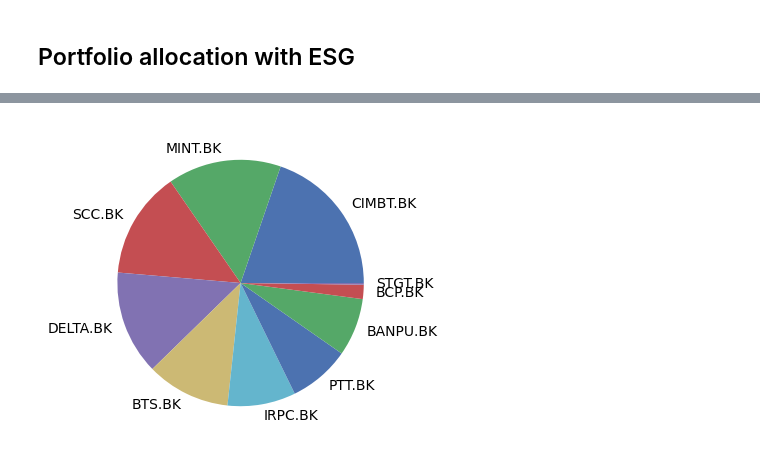
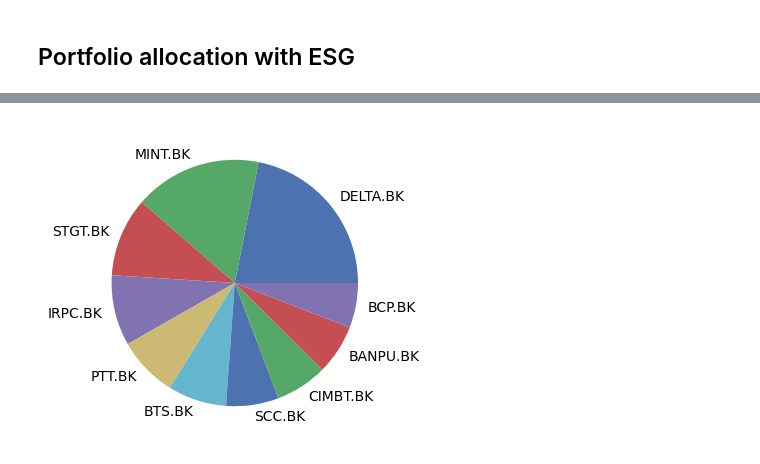
Before and after one commit to 9Ten/esg-ez-invest, a Jupyter notebook: blm_with_refinitiv_esg_score.ipynb, the cells around one changed output, grey strips where cells are left out. Drawn from its saved outputs; the diff is of its cells as text; code cells hidden in the pictures.

Commit message:
Revised new version code of core system

```diff
--- a/blm_with_refinitiv_esg_score.ipynb
+++ b/blm_with_refinitiv_esg_score.ipynb
@@ -207,0 +510,9 @@ Beta (5Y Monthly)
+# %%
+# Constructing input
+input_stock = [s + '.BK' for s in selected_stock_list]
+
+_financial_info = financial_info_df[financial_info_df['Symbol'].isin(input_stock)]
+prices = all_prices[input_stock]
+mcaps = _financial_info.set_index('Symbol')['Marketcap'].to_dict()
+betas = _financial_info['Beta (5Y Monthly)']
+payouts = _financial_info['Payout Ratio 4']
@@ -263,16 +610,19 @@ def spice_model_mapper(esg_score: float, beta: float) -> float:
   return adjust_beta
 # %%
 selected_column_list = ['Symbol', 'Refinitiv ESG']
-spice_model_df = esg_score_df.sort_values(by='Refinitiv ESG', ascending=False)[selected_column_list].head(10).reset_index(drop=True)
+# spice_model_df = esg_score_df.sort_values(by='Refinitiv ESG', ascending=False)[selected_column_list].head(10).reset_index(drop=True)
+spice_model_df = esg_score_df[esg_score_df['Symbol'].isin(selected_stock_list)][['Symbol', 'Refinitiv ESG']].reset_index(drop=True)
 spice_model_df['Symbol'] = spice_model_df['Symbol'].apply(lambda row: row+'.BK')
-spice_model_df['Beta'] = pd.Series(betas).to_list()
+# spice_model_df['Beta'] = pd.Series(betas).to_list()
+spice_model_df['Beta'] = betas.to_list()  # Revised version
 spice_model_df['Adjusted Beta'] = spice_model_df.apply(lambda row: spice_model_mapper(row['Refinitiv ESG'], row['Beta']), axis=1)
 
 # SET Performance
 market_price_1 = market_prices.head(1)[0]   # 2022-10-26
 market_price_2 = market_prices.tail(1)[0]   # 2023-10-26
 market_performance = (market_price_2 - market_price_1)/market_price_1
-spice_model_df['Market Return 1YR'] = market_performance
+spice_model_df['Market Return 1YR'] = market_performance # P.Job request
+# Test Convert market_risk_premium=-14%
 
 # Construct views (base version)
 spice_model_df['New Expected Return'] = spice_model_df['Adjusted Beta'] * spice_model_df['Market Return 1YR']
@@ -281,16 +631,15 @@ spice_model_df['New Expected Return'] = spice_model_df['Adjusted Beta'] * spice_
 # Construct views (new version)
 # expected_return = risk_free_rate + (beta * market_risk_premium)
 risk_free_rate = 0.012
-market_risk_premium = 0.08-risk_free_rate
+# market_risk_premium = 0.08-risk_free_rate
+market_risk_premium = market_performance-risk_free_rate
 
-# Implied PER (Payout Ratio)/(Ke-g)
-spice_model_df['payoutRatio'] = pd.Series(payouts).to_list()
-
-# market_return = (market_prices / market_prices.shift(1)).dropna()
-# market_risk_premium = market_return.mean() - risk_free_rate
-# spice_model_df['Base Expected Return'] = risk_free_rate + (spice_model_df['Beta'] * market_risk_premium)
-# spice_model_df['New Expected Return'] = risk_free_rate + (spice_model_df['Adjusted Beta'] * market_risk_premium)
+# Implied PER (Payout Ratio)/(Ke-g) as Valuation Model
+# spice_model_df['payoutRatio'] = pd.Series(payouts).to_list()
+spice_model_df['payoutRatio'] = payouts.to_list()  # Revised version
 spice_model_df['Base PER'] = spice_model_df['payoutRatio']/((risk_free_rate + (spice_model_df['Beta'] * market_risk_premium))-0.03)
 spice_model_df['New PER'] = spice_model_df['payoutRatio']/((risk_free_rate + (spice_model_df['Adjusted Beta'] * market_risk_premium))-0.03)
 # %%
+# Calculate premium as view
 spice_model_df['premium'] = (spice_model_df['New PER']-spice_model_df['Base PER'])/spice_model_df['Base PER']
+spice_model_df["premium"] = spice_model_df["premium"].apply(lambda row: abs(row))
@@ -406,6 +768,0 @@ bl = BlackLittermanModel(S, pi="market", market_caps=mcaps, absolute_views=viewd
-# %%
-# Posterior estimate of returns
-ret_bl = bl.bl_returns()
-rets_df = pd.DataFrame([market_prior, ret_bl, pd.Series(viewdict)],
-             index=["Prior", "Posterior", "Views"]).T
-rets_df
@@ -521,4 +856,4 @@ OrderedDict([('BANPU.BK', 0.07601),
 # %%
-pd.Series(weights).sort_values(ascending=False).plot.pie(figsize=(4,4));
+fig = pd.Series(weights).sort_values(ascending=False).plot.pie(figsize=(4,4));
 # %% [output]
-[figure, old version]
+[figure, new version]
```
Also changed, not shown: parts of 85 cells of this notebook.
